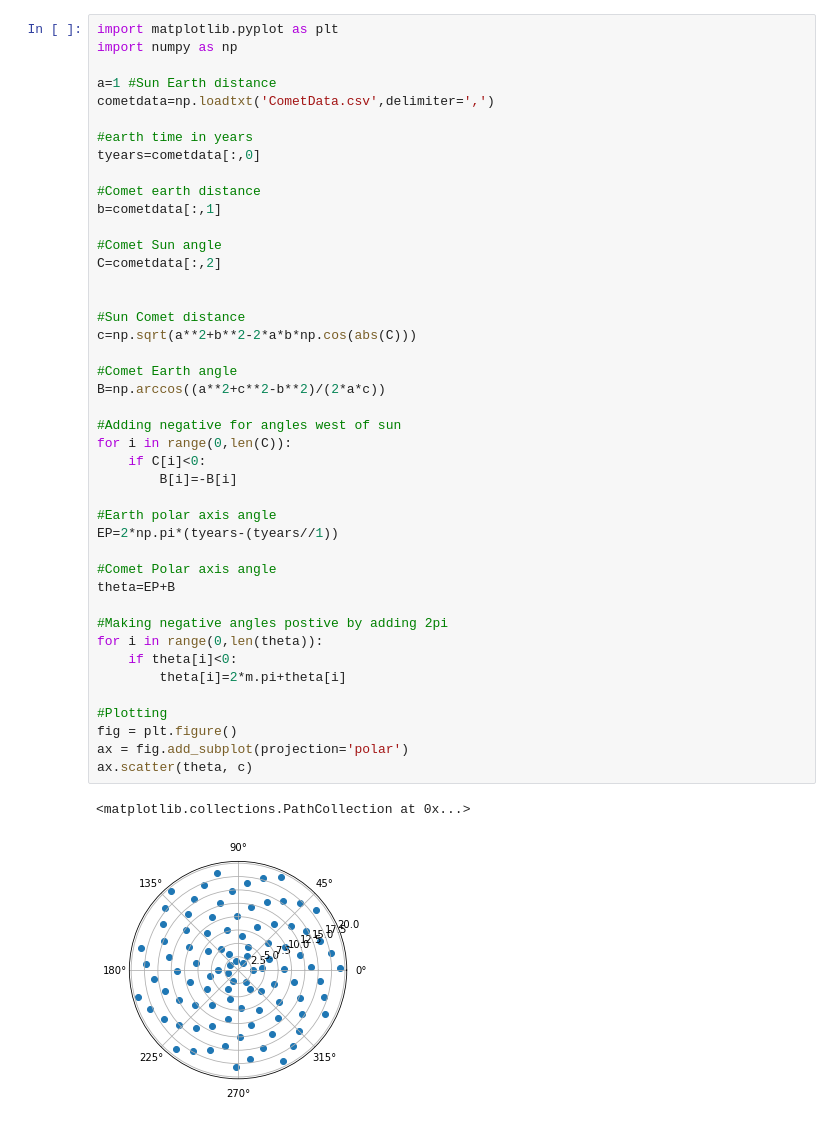
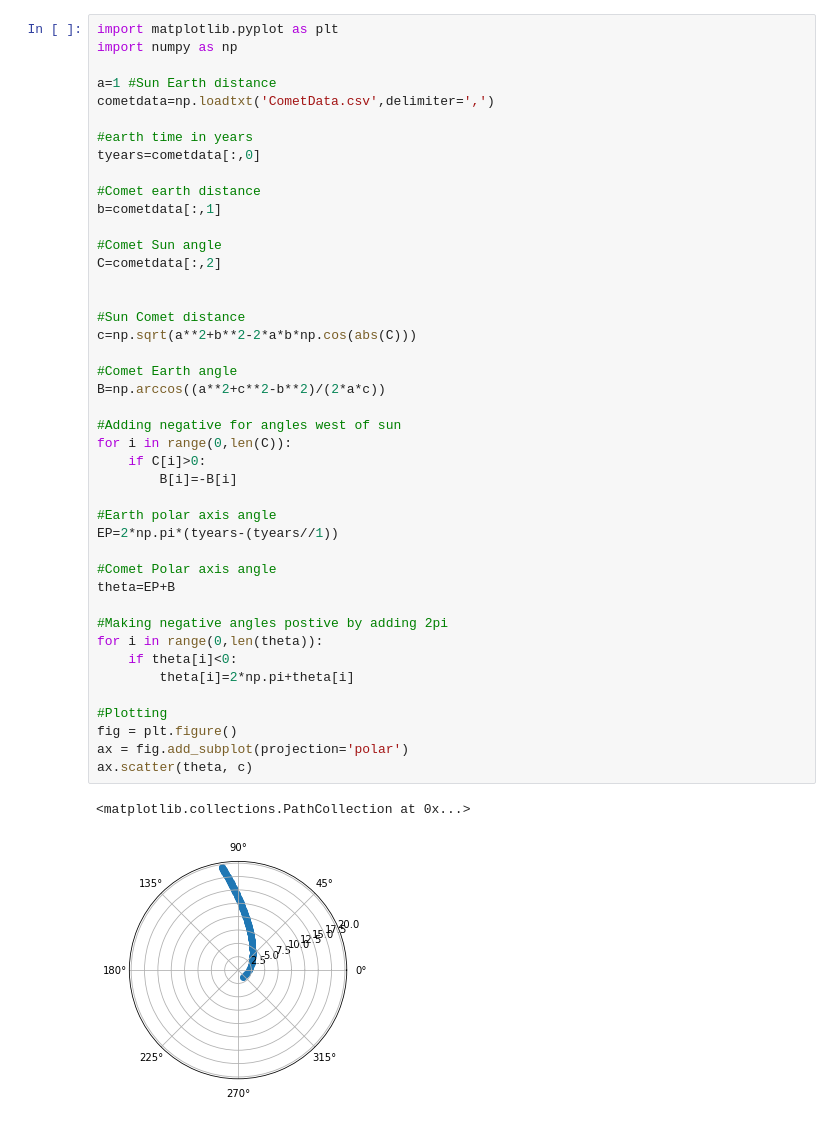
Before and after one commit to albinpjames/KSP2021-Problem, a Jupyter notebook: Albin CometTrajectory.ipynb, the cells around one changed output. Drawn from its saved outputs; the diff is of its cells as text.

```diff
--- a/Albin CometTrajectory.ipynb
+++ b/Albin CometTrajectory.ipynb
@@ -14,33 +14,33 @@ b=cometdata[:,1]
 #Comet Sun angle
 C=cometdata[:,2]
 
 
 #Sun Comet distance
 c=np.sqrt(a**2+b**2-2*a*b*np.cos(abs(C)))
 
 #Comet Earth angle
 B=np.arccos((a**2+c**2-b**2)/(2*a*c))
 
 #Adding negative for angles west of sun
 for i in range(0,len(C)):
-    if C[i]<0:
+    if C[i]>0:
         B[i]=-B[i]
 
 #Earth polar axis angle
 EP=2*np.pi*(tyears-(tyears//1))
 
 #Comet Polar axis angle
 theta=EP+B
 
 #Making negative angles postive by adding 2pi
 for i in range(0,len(theta)):
     if theta[i]<0:
-        theta[i]=2*m.pi+theta[i]
+        theta[i]=2*np.pi+theta[i]
 
 #Plotting
 fig = plt.figure()
 ax = fig.add_subplot(projection='polar')
 ax.scatter(theta, c)
 # %% [output]
 <matplotlib.collections.PathCollection at 0x...>
-[figure, old version]
+[figure, new version]
```
